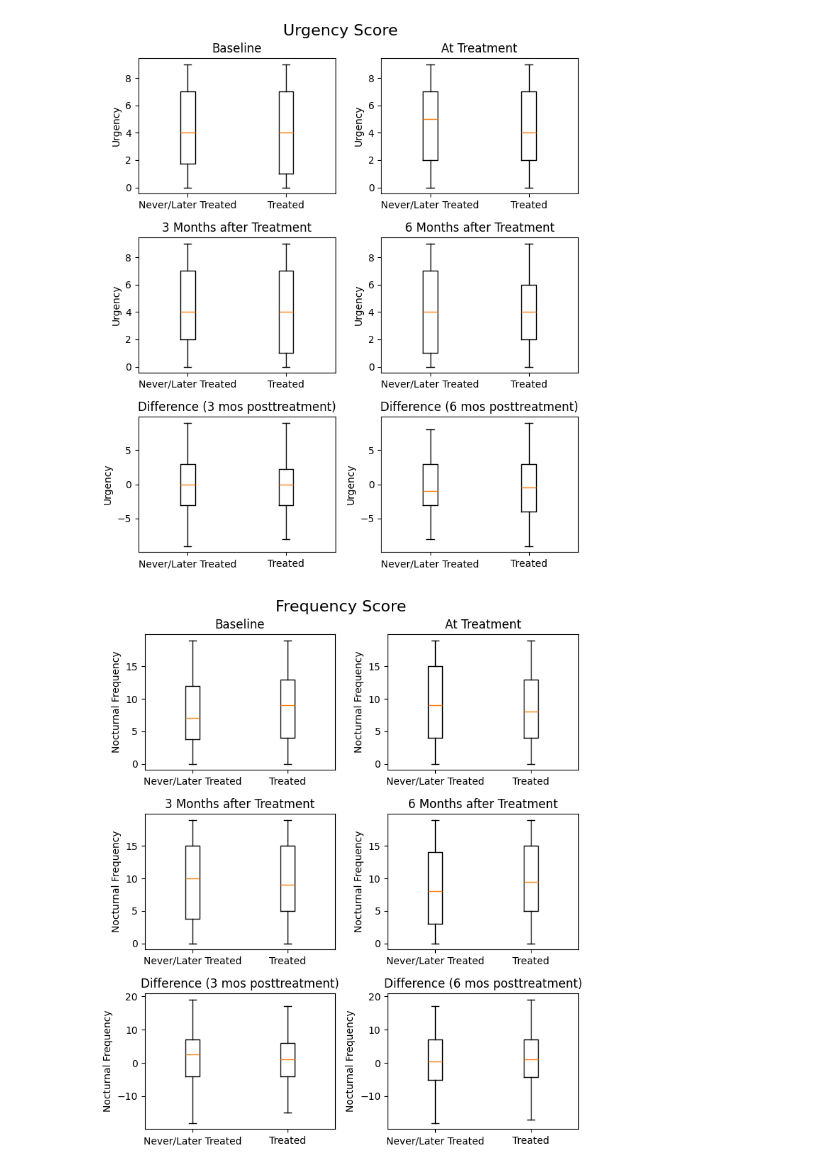
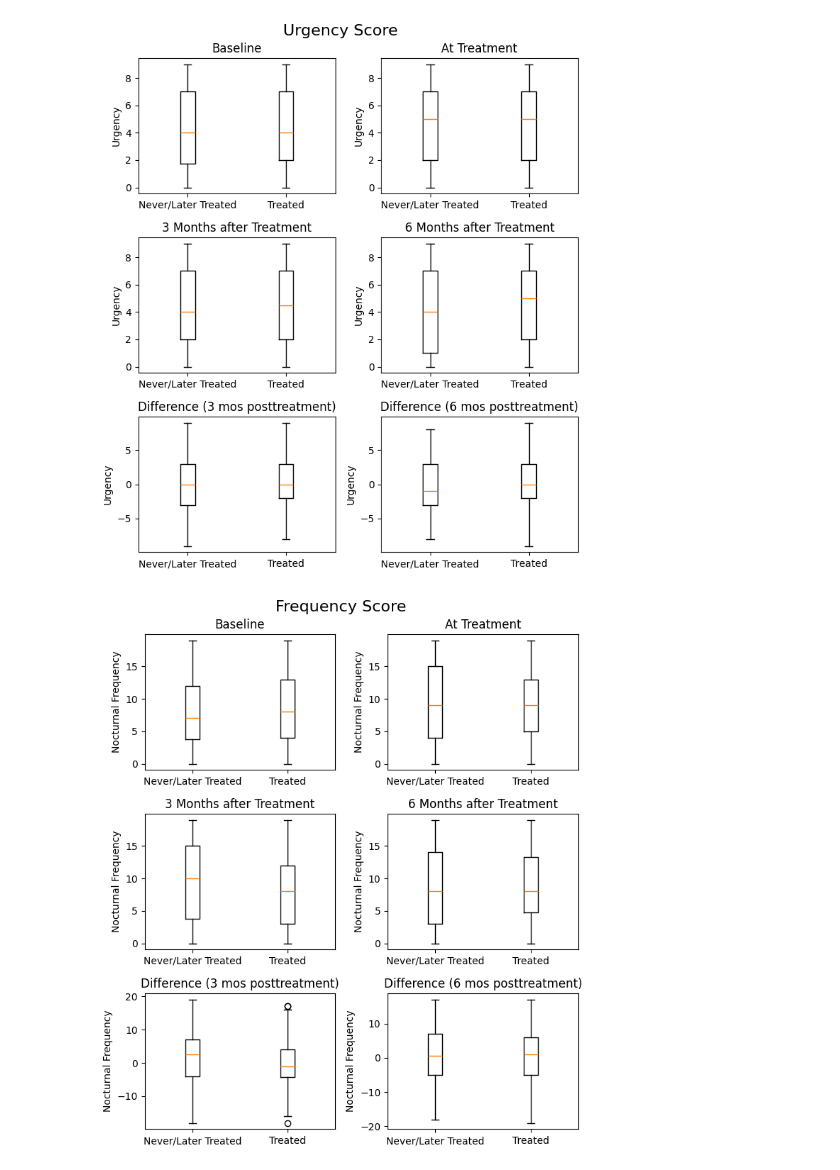
Before and after one commit to ReapingHunter/Assignment_1_Data_Analytics, a Jupyter notebook: data_simulation.ipynb, the cells around one changed output. Saved outputs shown, nothing was run; the diff lists cells and outputs as text; code cells hidden in the pictures.

```diff
--- a/data_simulation.ipynb
+++ b/data_simulation.ipynb
@@ -1,7 +1,8 @@
 # %%
 import pandas as pd
 import numpy as np
-from scipy.spatial.distance import mahalanobis
+from scipy.spatial.distance import cdist
+from scipy.optimize import linear_sum_assignment
 from scipy.stats import wilcoxon
 import matplotlib.pyplot as plt
 
@@ -41,54 +42,33 @@ df = pd.DataFrame({
 treated = df[df['treatment_time'].notna()].copy()
 not_treated = df[df['treatment_time'].isna()].copy()
 
-# Compute Mahalanobis distance for matching
-def mahalanobis_distance(x, y, cov_inv):
-    return mahalanobis(x, y, cov_inv)
-
+# Define covariates for matching
 cov_cols = ['pain_baseline', 'urgency_baseline', 'frequency_baseline',
             'pain_treatment', 'urgency_treatment', 'frequency_treatment']
+
+# Compute Mahalanobis distance matrix
 cov_matrix = df[cov_cols].cov().values
 cov_inv = np.linalg.inv(cov_matrix)
 
-# Perform greedy matching
-matched_pairs = []
-used_controls = set()
+def mahalanobis_distance(x, y, cov_inv):
+    return np.sqrt(np.dot(np.dot((x - y), cov_inv), (x - y).T))
 
-for idx, treated_patient in treated.iterrows():
-    eligible_controls = not_treated[~not_treated.index.isin(used_controls)]
-    distances = []
+treated_matrix = treated[cov_cols].values
+not_treated_matrix = not_treated[cov_cols].values
+distance_matrix = cdist(treated_matrix, not_treated_matrix, metric=lambda u, v: mahalanobis_distance(u, v, cov_inv))
 
-    for c_idx, control_patient in eligible_controls.iterrows():
-        x = treated_patient[cov_cols].values
-        y = control_patient[cov_cols].values
-        d = mahalanobis_distance(x, y, cov_inv)
-        distances.append((c_idx, d))
+# Solve optimal assignment problem
+treated_indices, control_indices = linear_sum_assignment(distance_matrix)
 
-    if distances:
-        distances.sort(key=lambda x: x[1])
-        closest = distances[0]
-        matched_pairs.append((treated_patient['patient_id'], closest[0]))
-        used_controls.add(closest[0])
-
-# Create matched dataset
-matched_treated = treated[treated['patient_id'].isin([p[0] for p in matched_pairs])].copy()
-matched_not_treated = not_treated.loc[[p[1] for p in matched_pairs]].copy()
+# Get matched datasets
+matched_treated = treated.iloc[treated_indices].copy()
+matched_not_treated = not_treated.iloc[control_indices].copy()
 
 # Compute differences for each matched pair
-matched_treated.loc[:, "pain_diff_3m"] = matched_treated["pain_3m"] - matched_treated["pain_baseline"]
-matched_treated.loc[:, "pain_diff_6m"] = matched_treated["pain_6m"] - matched_treated["pain_baseline"]
-matched_not_treated["pain_diff_3m"] = matched_not_treated["pain_3m"] - matched_not_treated["pain_baseline"]
-matched_not_treated["pain_diff_6m"] = matched_not_treated["pain_6m"] - matched_not_treated["pain_baseline"]
-
-matched_treated.loc[:, "urgency_diff_3m"] = matched_treated["urgency_3m"] - matched_treated["urgency_baseline"]
-matched_treated.loc[:, "urgency_diff_6m"] = matched_treated["urgency_6m"] - matched_treated["urgency_baseline"]
-matched_not_treated["urgency_diff_3m"] = matched_not_treated["urgency_3m"] - matched_not_treated["urgency_baseline"]
-matched_not_treated["urgency_diff_6m"] = matched_not_treated["urgency_6m"] - matched_not_treated["urgency_baseline"]
-
-matched_treated.loc[:, "frequency_diff_3m"] = matched_treated["frequency_3m"] - matched_treated["frequency_baseline"]
-matched_treated.loc[:, "frequency_diff_6m"] = matched_treated["frequency_6m"] - matched_treated["frequency_baseline"]
-matched_not_treated["frequency_diff_3m"] = matched_not_treated["frequency_3m"] - matched_not_treated["frequency_baseline"]
-matched_not_treated["frequency_diff_6m"] = matched_not_treated["frequency_6m"] - matched_not_treated["frequency_baseline"]
+for period in ['3m', '6m']:
+    for measure in ['pain', 'urgency', 'frequency']:
+        matched_treated[f"{measure}_diff_{period}"] = matched_treated[f"{measure}_{period}"] - matched_treated[f"{measure}_baseline"]
+        matched_not_treated[f"{measure}_diff_{period}"] = matched_not_treated[f"{measure}_{period}"] - matched_not_treated[f"{measure}_baseline"]
 
 # Function to create a combined figure with 6 box plots
 def plot_combined_boxplots(data_treated, data_not_treated, measure_names, title, label):
@@ -97,7 +77,7 @@ def plot_combined_boxplots(data_treated, data_not_treated, measure_names, title,
 
     for i, measure in enumerate(measure_names):
         row, col = divmod(i, 2)
-        axes[row, col].boxplot([data_not_treated[measure], data_treated[measure]], labels=BOX_LABELS)
+        axes[row, col].boxplot([data_not_treated[measure], data_treated[measure]], tick_labels=BOX_LABELS)
         axes[row, col].set_title(BOX_TITLES[i])
         axes[row, col].set_ylabel(label)
 
@@ -129,20 +109,4 @@ treated_outcomes = matched_treated['outcome'].values
 not_treated_outcomes = matched_not_treated['outcome'].values
 stat, p_value = wilcoxon(treated_outcomes, not_treated_outcomes)
 print(f"Wilcoxon signed-rank test: statistic={stat}, p-value={p_value:.4f}")
-
-# Sensitivity Analysis
-def sensitivity_analysis(pairs, gamma_values):
-    original_p = wilcoxon(treated_outcomes, not_treated_outcomes).pvalue
-    p_values = [original_p]
-    for gamma in gamma_values:
-        upper_p = original_p * gamma
-        lower_p = original_p / gamma
-        p_values.append((lower_p, upper_p))
-    return p_values
-
-gamma_values = [1.5, 2, 3]
-sensitivity_results = sensitivity_analysis(matched_pairs, gamma_values)
-print("Sensitivity Analysis:")
-for gamma, p in zip(gamma_values, sensitivity_results[1:]):
-    print(f"Gamma={gamma}: p-range=({p[0]:.4f}, {p[1]:.4f})")
 # %% [output]
@@ -150,2 +114,2 @@ for gamma, p in zip(gamma_values, sensitivity_results[1:]):
-[figure, old version]
+[figure, new version]
-[figure, old version]
+[figure, new version]
```
Also changed, not shown: parts of 1 cell of this notebook.
